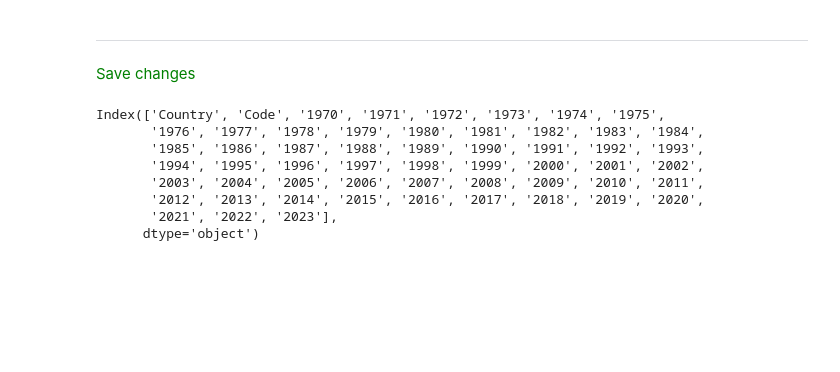
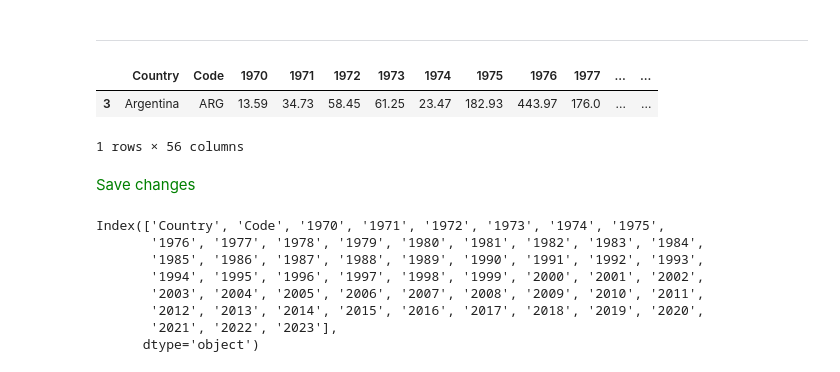
Before and after one commit to matublaq/DataBases, a Jupyter notebook: Inflation/main.ipynb, the cells around one changed output. Saved outputs shown, nothing was run; the diff lists cells and outputs as text; code cells hidden in the pictures; blank space fills up the shorter version.

```diff
--- a/Inflation/main.ipynb
+++ b/Inflation/main.ipynb
@@ -329,5 +376,11 @@ plt.show()
 # %% [markdown]
 ---
+# %%
+CPIa[CPIa["Country"] == "Argentina"]
+# %% [output]
+|  | Country | Code | 1970 | 1971 | 1972 | 1973 | 1974 | 1975 | 1976 | 1977 | ... | ... |
+| 3 | Argentina | ARG | 13.59 | 34.73 | 58.45 | 61.25 | 23.47 | 182.93 | 443.97 | 176.0 | ... | ... |
+1 rows × 56 columns
 # %% [markdown]
 <font style="color: green; font-size: 35px">Save changes</font>
 # %%
```
Also changed, not shown: parts of 4 cells of this notebook, 2 other files.
